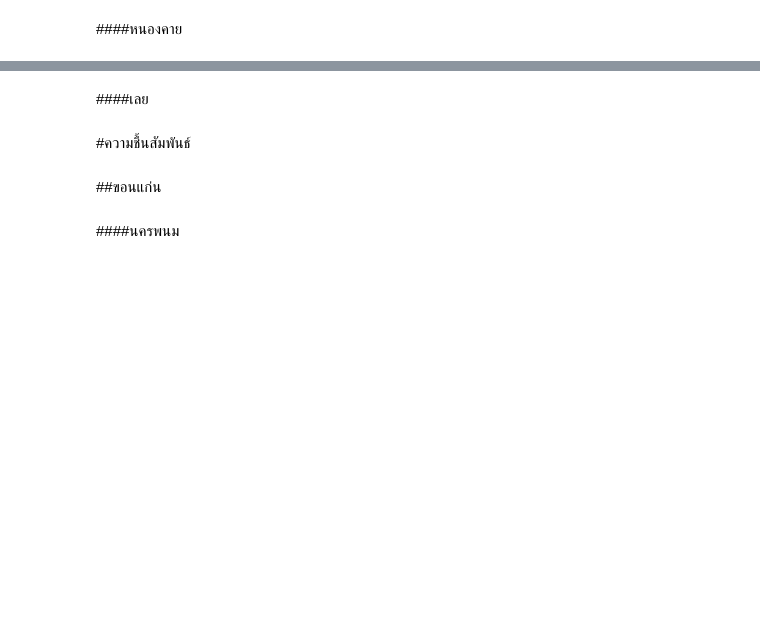
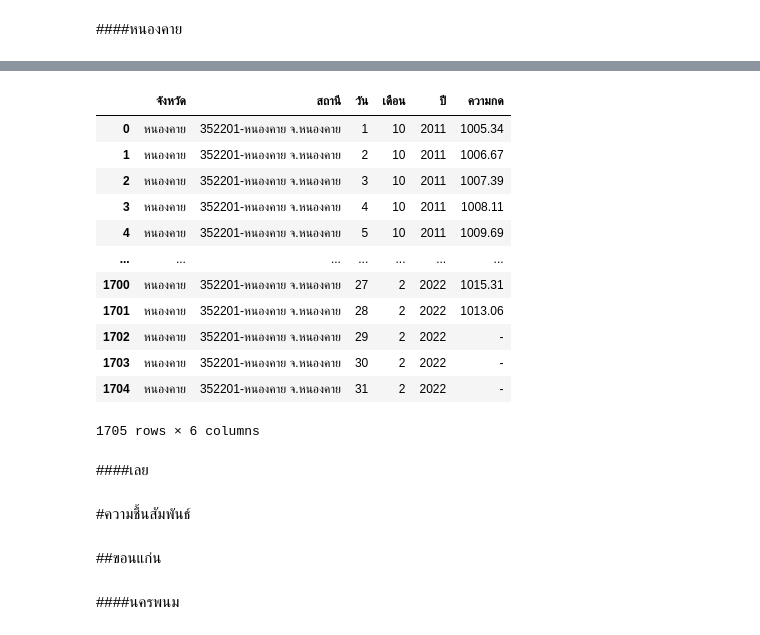
Before and after one commit to 1234567890qqqqqq/bsc_dpdm22, a Jupyter notebook: Quiz_Group_7_of_Midterm.ipynb, the cells around one changed output, grey strips where cells are left out. Drawn from its saved outputs; the diff is of its cells as text; code cells hidden in the pictures; blank space fills up the shorter version.

```diff
--- a/Quiz_Group_7_of_Midterm.ipynb
+++ b/Quiz_Group_7_of_Midterm.ipynb
@@ -1374,2 +1394,5 @@ KeyError: ignored
 # %% [markdown]
 ####หนองคาย
+# %%
+a4 = df144.drop('เฉลี่ย', axis=1)
+a4.head()
@@ -1376,3 +1407,26 @@ KeyError: ignored
+# %%
+a4['จังหวัด'] = "หนองคาย"
+a4.set_index(['จังหวัด','สถานี','เดือน/ปี'],inplace=True)
+x4 = a4.stack().reset_index()
+x4.rename(columns = {'level_3':'วัน',0:'ความกด'}, inplace = True)
+x4['เดือน'] = x4['เดือน/ปี'].dt.month
+x4['ปี'] = x4['เดือน/ปี'].dt.year
+x4_1 = x4[['จังหวัด','สถานี','วัน','เดือน','ปี','ความกด']]
+x4_1
+# %% [output]
+|  | จังหวัด | สถานี | วัน | เดือน | ปี | ความกด |
+| 0 | หนองคาย | 352201-หนองคาย จ.หนองคาย | 1 | 10 | 2011 | 1005.34 |
+| 1 | หนองคาย | 352201-หนองคาย จ.หนองคาย | 2 | 10 | 2011 | 1006.67 |
+| 2 | หนองคาย | 352201-หนองคาย จ.หนองคาย | 3 | 10 | 2011 | 1007.39 |
+| 3 | หนองคาย | 352201-หนองคาย จ.หนองคาย | 4 | 10 | 2011 | 1008.11 |
+| 4 | หนองคาย | 352201-หนองคาย จ.หนองคาย | 5 | 10 | 2011 | 1009.69 |
+| ... | ... | ... | ... | ... | ... | ... |
+| 1700 | หนองคาย | 352201-หนองคาย จ.หนองคาย | 27 | 2 | 2022 | 1015.31 |
+| 1701 | หนองคาย | 352201-หนองคาย จ.หนองคาย | 28 | 2 | 2022 | 1013.06 |
+| 1702 | หนองคาย | 352201-หนองคาย จ.หนองคาย | 29 | 2 | 2022 | - |
+| 1703 | หนองคาย | 352201-หนองคาย จ.หนองคาย | 30 | 2 | 2022 | - |
+| 1704 | หนองคาย | 352201-หนองคาย จ.หนองคาย | 31 | 2 | 2022 | - |
+1705 rows × 6 columns
 # %% [markdown]
 ####เลย
 # %% [markdown]
```
Also changed, not shown: parts of 8 cells of this notebook.
